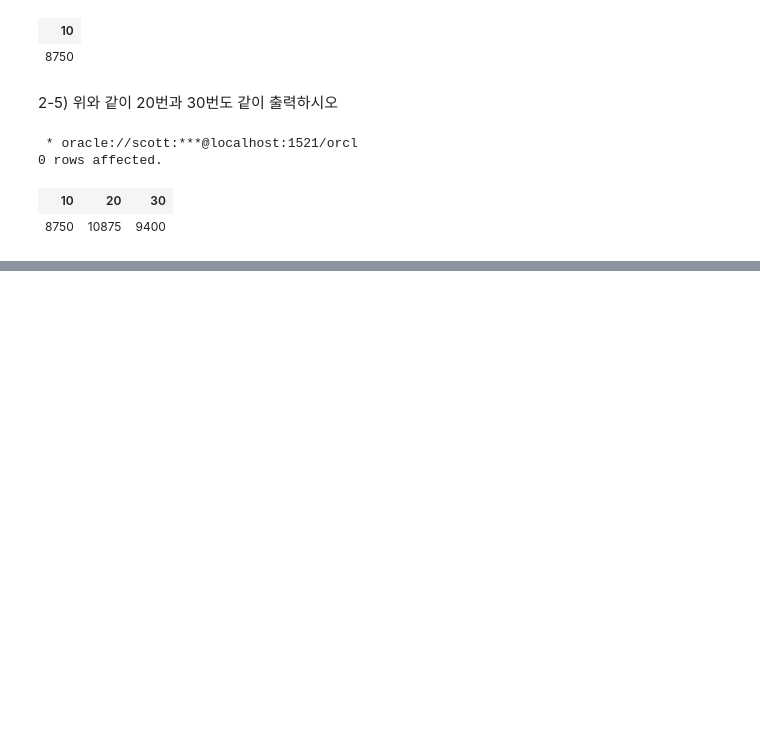
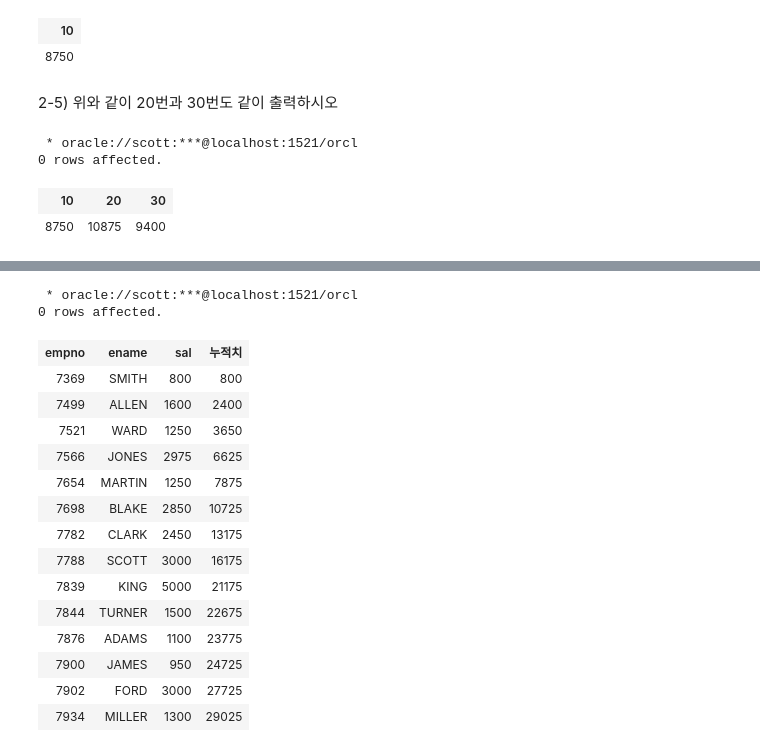
Before and after one commit to unknown-jun/Oracle_SQL, a Jupyter notebook: Part 2_9. 데이터 분석함수.ipynb, the cells around one changed output, grey strips where cells are left out. Cells and saved outputs as stored; diff of their text form; code cells hidden in the pictures; blank space fills up the shorter version.

```diff
--- a/Part 2_9. 데이터 분석함수.ipynb
+++ b/Part 2_9. 데이터 분석함수.ipynb
@@ -825,0 +937,23 @@ select
+# %%
+%%sql
+
+select empno, ename, sal, sum(sal) over (order by empno asc) 누적치
+    from emp
+# %% [output]
+ * oracle://scott:***@localhost:1521/orcl
+0 rows affected.
+| empno | ename | sal | 누적치 |
+| 7369 | SMITH | 800 | 800 |
+| 7499 | ALLEN | 1600 | 2400 |
+| 7521 | WARD | 1250 | 3650 |
+| 7566 | JONES | 2975 | 6625 |
+| 7654 | MARTIN | 1250 | 7875 |
+| 7698 | BLAKE | 2850 | 10725 |
+| 7782 | CLARK | 2450 | 13175 |
+| 7788 | SCOTT | 3000 | 16175 |
+| 7839 | KING | 5000 | 21175 |
+| 7844 | TURNER | 1500 | 22675 |
+| 7876 | ADAMS | 1100 | 23775 |
+| 7900 | JAMES | 950 | 24725 |
+| 7902 | FORD | 3000 | 27725 |
+| 7934 | MILLER | 1300 | 29025 |
```
Also changed, not shown: parts of 17 cells of this notebook.
